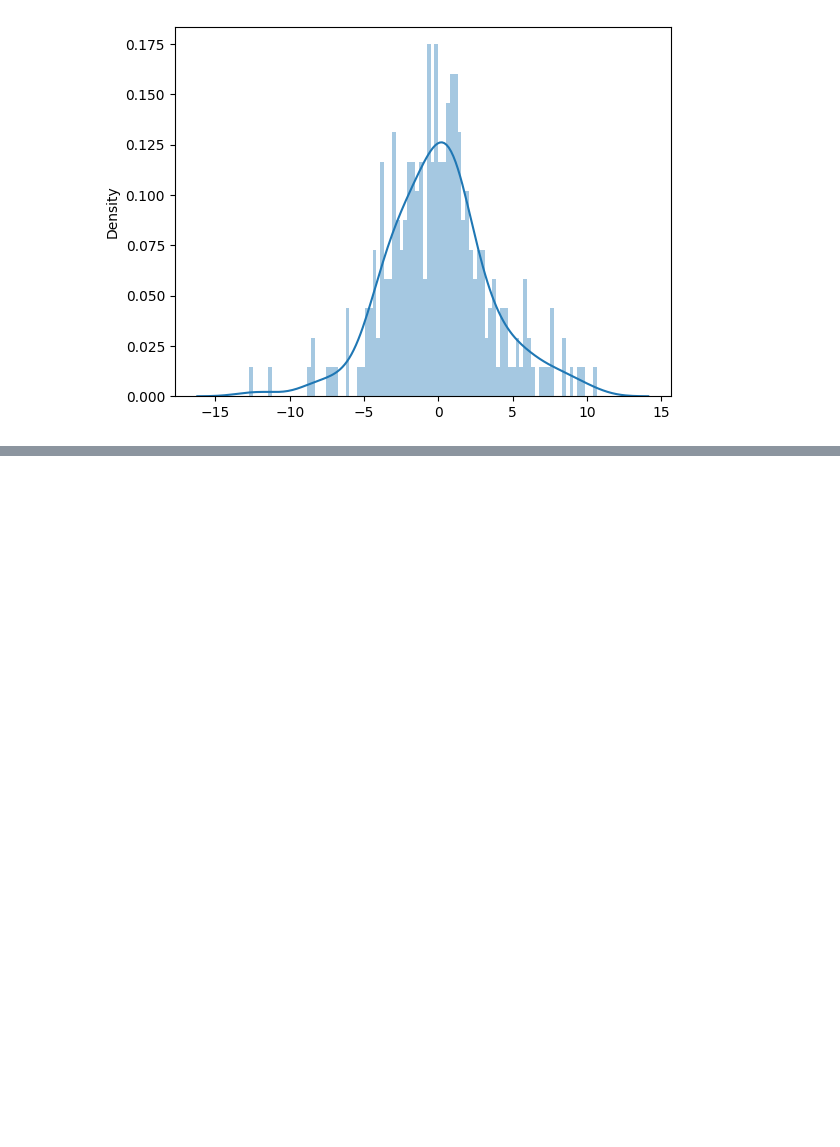
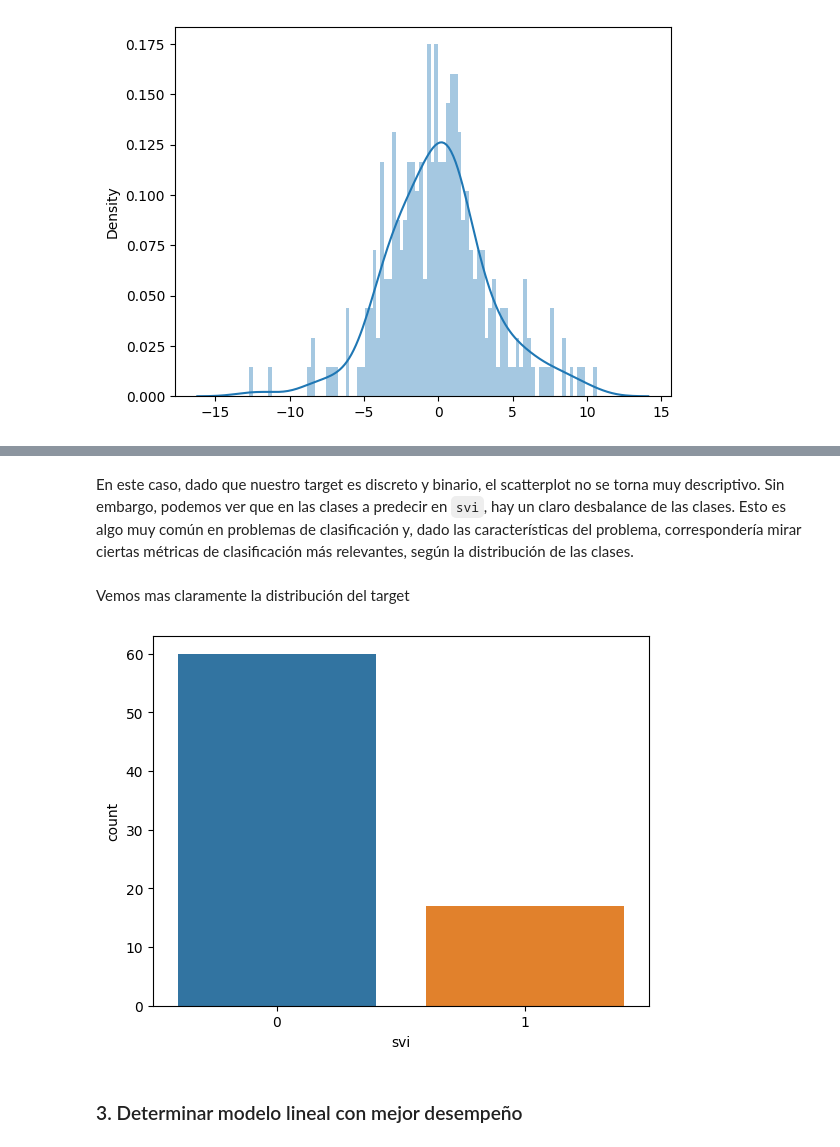
Before and after one commit to lldavico/msc-data-science-puc-2023, a Jupyter notebook: Bimestre 3/Aprendizaje Estadístico y Computacional/Semana 2/tarea1.ipynb, the cells around one changed output, grey strips where cells are left out. Saved outputs shown, nothing was run; the diff lists cells and outputs as text; code cells hidden in the pictures; blank space fills up the shorter version.

```diff
--- a/Bimestre 3/Aprendizaje Estadístico y Computacional/Semana 2/tarea1.ipynb
+++ b/Bimestre 3/Aprendizaje Estadístico y Computacional/Semana 2/tarea1.ipynb
@@ -738,0 +905,11 @@ https://gist.github.com/mwaskom/de44147ed2974457ad6372750bbe5751
+# %% [markdown]
+En este caso, dado que nuestro target es discreto y binario, el scatterplot no se torna muy descriptivo. Sin embargo, podemos ver que en las clases a predecir en `svi`, hay un claro desbalance de las clases. Esto es algo muy común en problemas de clasificación y, dado las características del problema, correspondería mirar ciertas métricas de clasificación más relevantes, según la distribución de las clases.
+# %% [markdown]
+Vemos mas claramente la distribución del target
+# %%
+ax = sns.countplot(x=target_prostate, data=df_train_prostate)
+plt.show()
+# %% [output]
+[figure, added]
+# %% [markdown]
+### 3. Determinar modelo lineal con mejor desempeño
```
Also changed, not shown: parts of 58 cells of this notebook, 4 other files.
